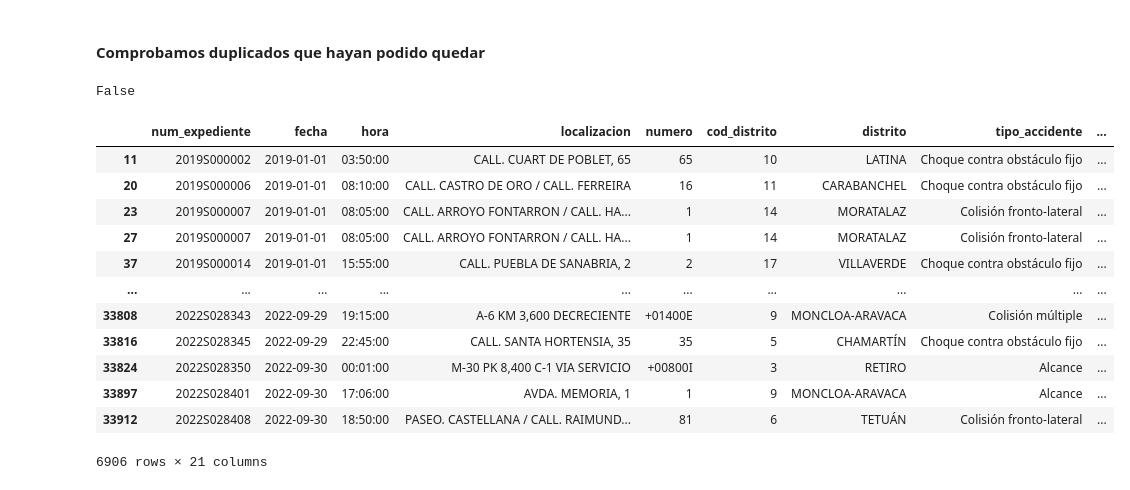
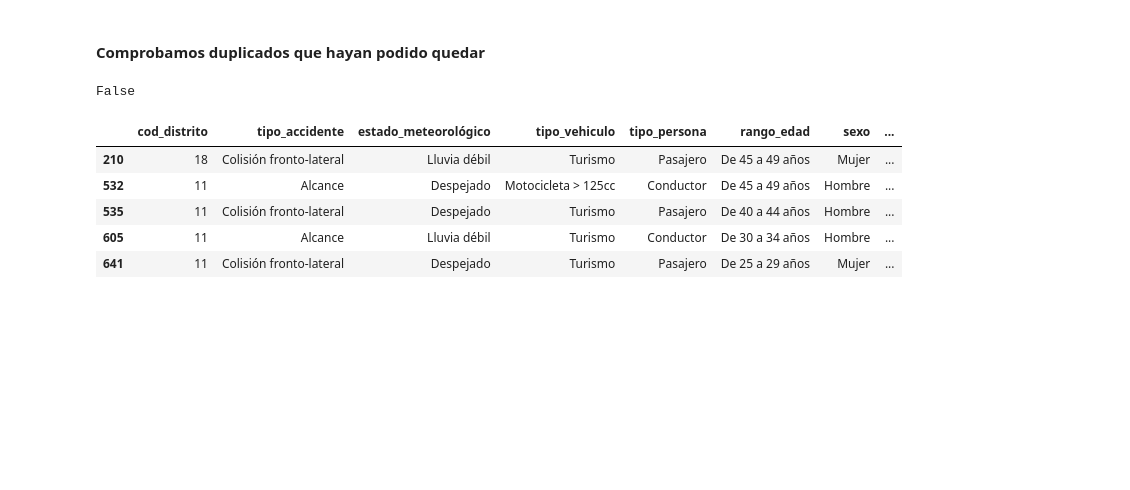
Before and after one commit to Baker-man/Proyecto-Final-Madffic, a Jupyter notebook: src/ML.ipynb, the cells around one changed output. Cells and saved outputs as stored; diff of their text form; code cells hidden in the pictures; blank space fills up the shorter version.

```diff
--- a/src/ML.ipynb
+++ b/src/ML.ipynb
@@ -618,0 +628,5 @@ memory usage: 20.3 MB
+# %%
+#hago el merge para las tres tablas de una vez
+import functools as ft
+dfs = [df3, df_densidad, df_demographics]
+accidentes = ft.reduce(lambda left, right: pd.merge(left, right, on='cod_distrito'), dfs)
@@ -618,0 +713,5 @@ memory usage: 20.3 MB
+# %%
+#elimino laa columna 'id'
+accidentes = accidentes.drop('id', axis=1)
+
+print_corr(accidentes)
@@ -618,0 +720,5 @@ memory usage: 20.3 MB
+# %%
+#voy a eliminar también la columna de edad_media
+accidentes = accidentes.drop('edad_media', axis=1)
+
+print_corr(accidentes)
@@ -619,5 +727,6 @@ memory usage: 20.3 MB
 # %% [markdown]
 #### Vamos a eliminar una serie de columnas que no sirven para nuestro modelo de predicción.
 # %%
-
-df3.drop('', axis=1, inplace=True)
+cols = ['num_expediente', 'fecha', 'hora', 'localizacion', 'numero', 'distrito','nombre_distrito', 'cod_lesividad', 'lesividad']
+accidentes.drop(columns = cols, axis=1, inplace=True)
+accidentes.info(memory_usage='deep')
@@ -629,19 +756,12 @@ df3.drop_duplicates().shape==df3.shape #hay duplicados
 False
 # %%
 #comprobamos cuáles son los duplicados
-duplicateRows = df3[df.duplicated()]
+duplicateRows = accidentes[df.duplicated()]
 duplicateRows.head()
 # %% [output]
-|  | num_expediente | fecha | hora | localizacion | numero | cod_distrito | distrito | tipo_accidente | ... |
-| 11 | 2019S000002 | 2019-01-01 | 03:50:00 | CALL. CUART DE POBLET, 65 | 65 | 10 | LATINA | Choque contra obstáculo fijo | ... |
-| 20 | 2019S000006 | 2019-01-01 | 08:10:00 | CALL. CASTRO DE ORO / CALL. FERREIRA | 16 | 11 | CARABANCHEL | Choque contra obstáculo fijo | ... |
-| 23 | 2019S000007 | 2019-01-01 | 08:05:00 | CALL. ARROYO FONTARRON / CALL. HA... | 1 | 14 | MORATALAZ | Colisión fronto-lateral | ... |
-| 27 | 2019S000007 | 2019-01-01 | 08:05:00 | CALL. ARROYO FONTARRON / CALL. HA... | 1 | 14 | MORATALAZ | Colisión fronto-lateral | ... |
-| 37 | 2019S000014 | 2019-01-01 | 15:55:00 | CALL. PUEBLA DE SANABRIA, 2 | 2 | 17 | VILLAVERDE | Choque contra obstáculo fijo | ... |
-| ... | ... | ... | ... | ... | ... | ... | ... | ... | ... |
-| 33808 | 2022S028343 | 2022-09-29 | 19:15:00 | A-6 KM 3,600 DECRECIENTE | +01400E | 9 | MONCLOA-ARAVACA | Colisión múltiple | ... |
-| 33816 | 2022S028345 | 2022-09-29 | 22:45:00 | CALL. SANTA HORTENSIA, 35 | 35 | 5 | CHAMARTÍN | Choque contra obstáculo fijo | ... |
-| 33824 | 2022S028350 | 2022-09-30 | 00:01:00 | M-30 PK 8,400 C-1 VIA SERVICIO | +00800I | 3 | RETIRO | Alcance | ... |
-| 33897 | 2022S028401 | 2022-09-30 | 17:06:00 | AVDA. MEMORIA, 1 | 1 | 9 | MONCLOA-ARAVACA | Alcance | ... |
-| 33912 | 2022S028408 | 2022-09-30 | 18:50:00 | PASEO. CASTELLANA / CALL. RAIMUND... | 81 | 6 | TETUÁN | Colisión fronto-lateral | ... |
+|  | cod_distrito | tipo_accidente | estado_meteorológico | tipo_vehiculo | tipo_persona | rango_edad | sexo | ... |
+| 210 | 18 | Colisión fronto-lateral | Lluvia débil | Turismo | Pasajero | De 45 a 49 años | Mujer | ... |
+| 532 | 11 | Alcance | Despejado | Motocicleta > 125cc | Conductor | De 45 a 49 años | Hombre | ... |
+| 535 | 11 | Colisión fronto-lateral | Despejado | Turismo | Pasajero | De 40 a 44 años | Hombre | ... |
+| 605 | 11 | Alcance | Lluvia débil | Turismo | Conductor | De 30 a 34 años | Hombre | ... |
+| 641 | 11 | Colisión fronto-lateral | Despejado | Turismo | Pasajero | De 25 a 29 años | Mujer | ... |
-6906 rows × 21 columns
```
Also changed, not shown: parts of 64 cells of this notebook, 1 other file.
